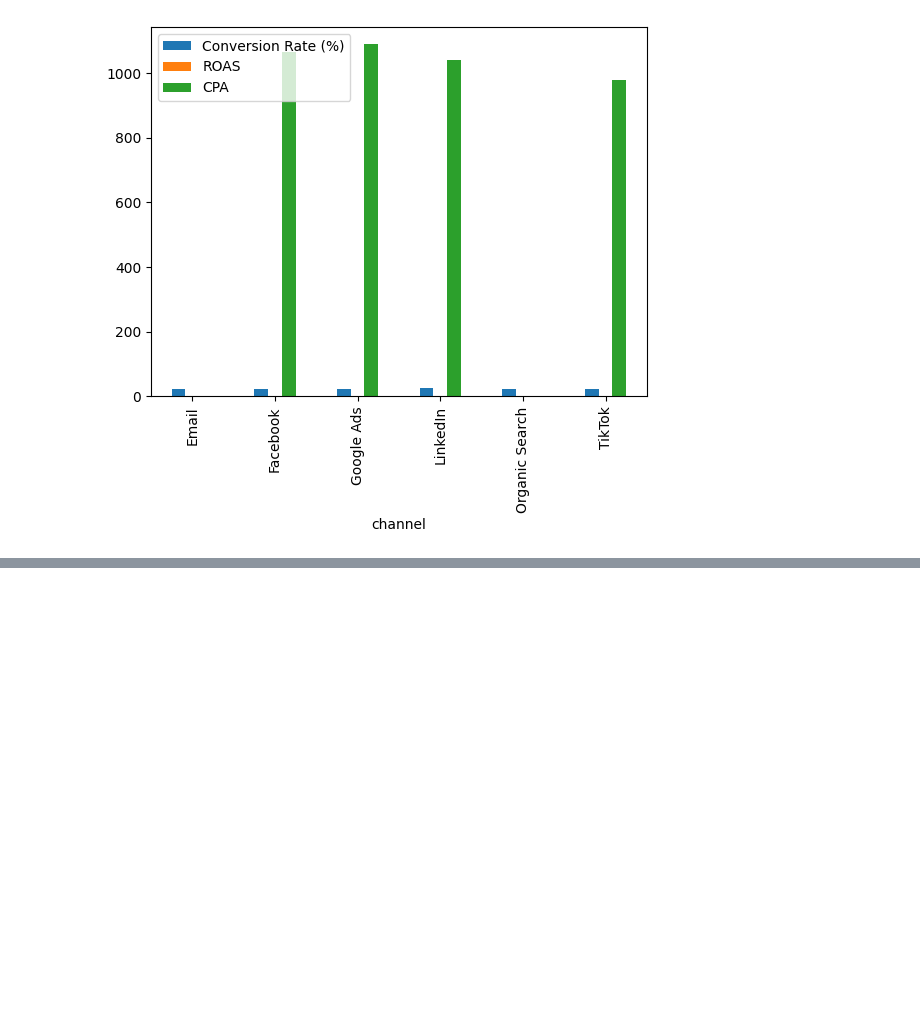
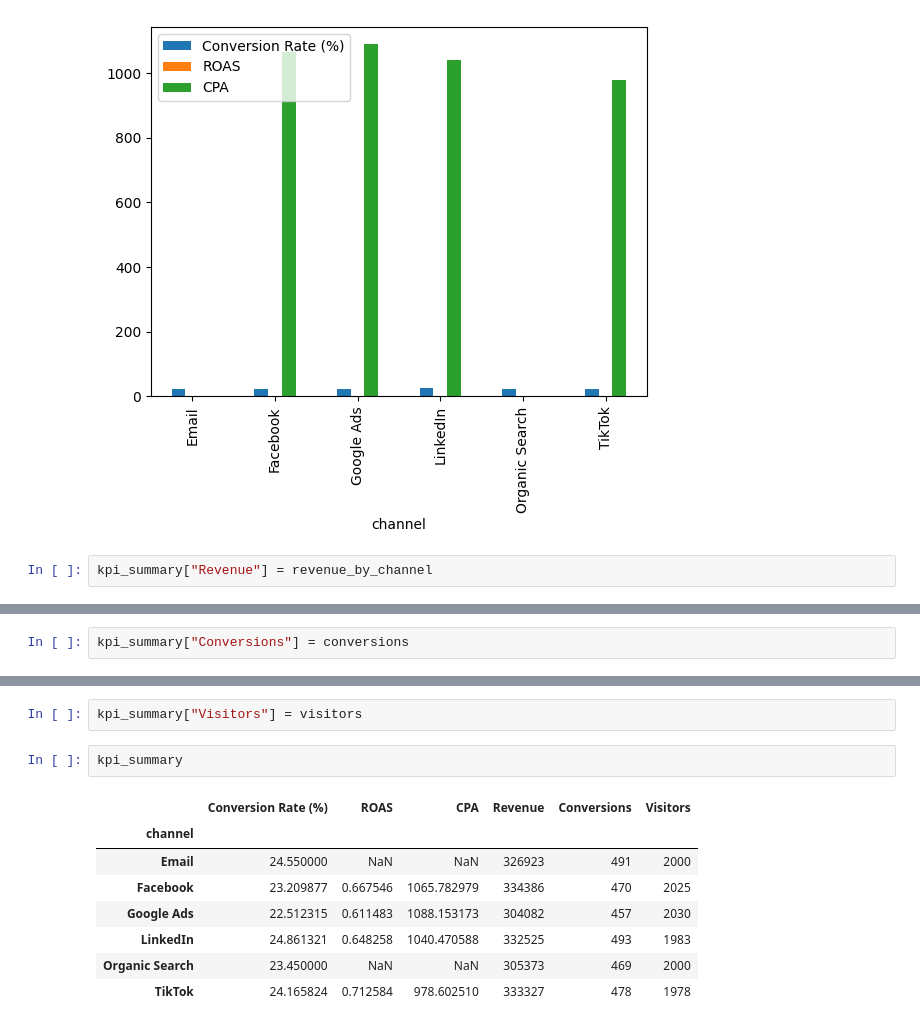
Before and after one commit to snehaone1/multi-touch-marketing-attribution, a Jupyter notebook: notebooks/eda.ipynb, the cells around one changed output, grey strips where cells are left out. Saved outputs shown, nothing was run; the diff lists cells and outputs as text; blank space fills up the shorter version.

```diff
--- a/notebooks/eda.ipynb
+++ b/notebooks/eda.ipynb
@@ -832,3 +832,5 @@ kpi_summary.plot(kind="bar")
 plt.show()
 # %% [output]
 [figure]
+# %%
+kpi_summary["Revenue"] = revenue_by_channel
@@ -834,0 +848,2 @@ plt.show()
+# %%
+kpi_summary["Conversions"] = conversions
@@ -834,0 +861,13 @@ plt.show()
+# %%
+kpi_summary["Visitors"] = visitors
+# %%
+kpi_summary
+# %% [output]
+|  | Conversion Rate (%) | ROAS | CPA | Revenue | Conversions | Visitors |
+| channel |  |  |  |  |  |  |
+| Email | 24.550000 | NaN | NaN | 326923 | 491 | 2000 |
+| Facebook | 23.209877 | 0.667546 | 1065.782979 | 334386 | 470 | 2025 |
+| Google Ads | 22.512315 | 0.611483 | 1088.153173 | 304082 | 457 | 2030 |
+| LinkedIn | 24.861321 | 0.648258 | 1040.470588 | 332525 | 493 | 1983 |
+| Organic Search | 23.450000 | NaN | NaN | 305373 | 469 | 2000 |
+| TikTok | 24.165824 | 0.712584 | 978.602510 | 333327 | 478 | 1978 |
```
Also changed, not shown: parts of 13 cells of this notebook.
